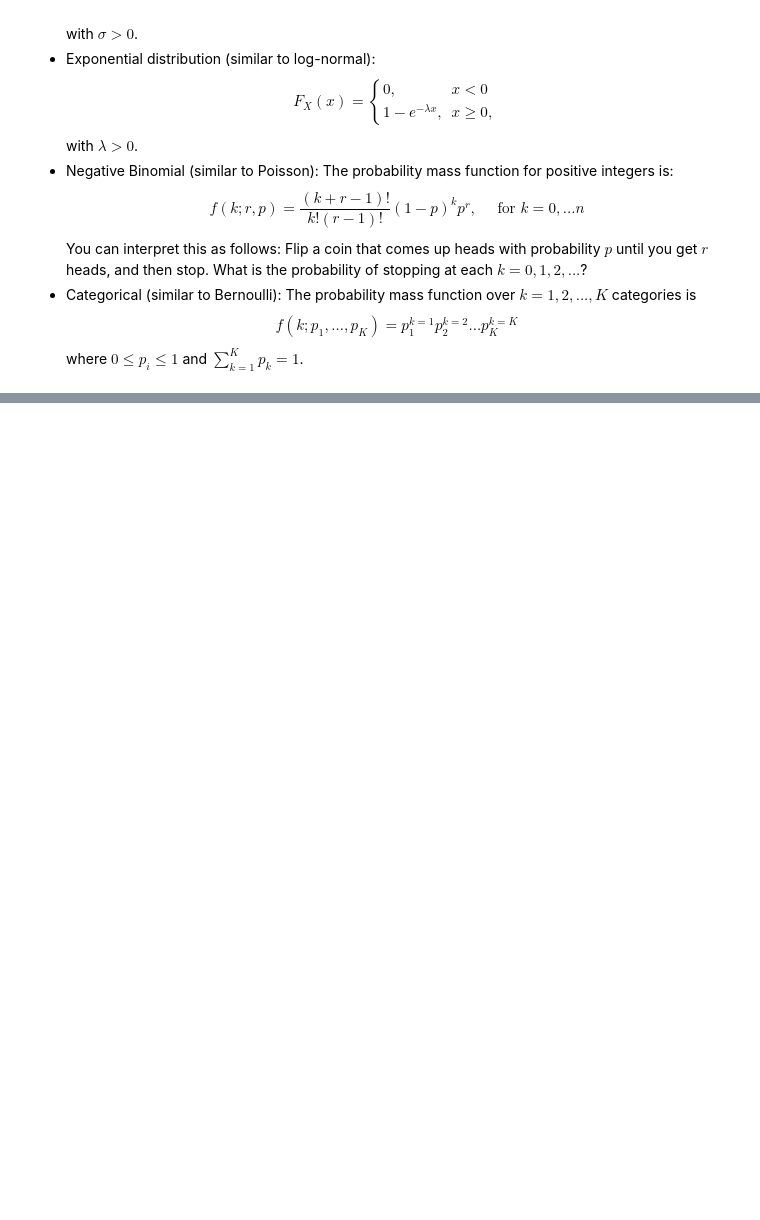
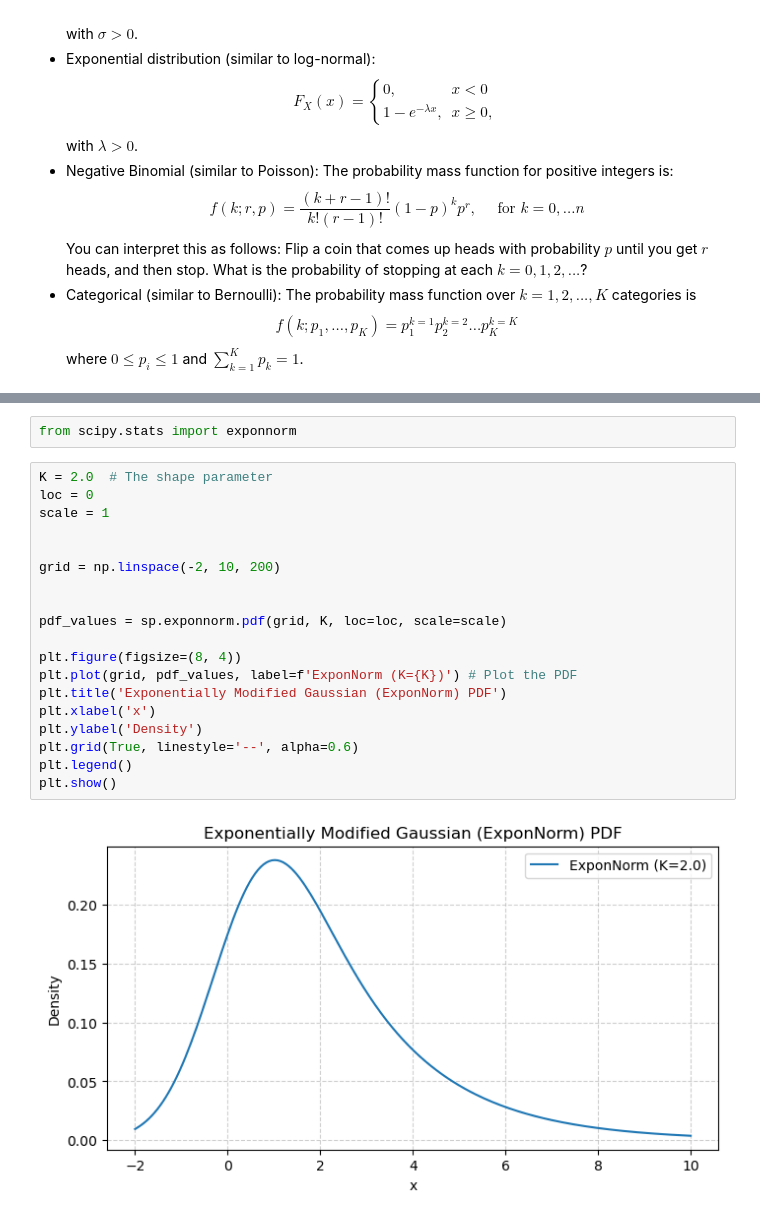
Before and after one commit to yani-iben/understanding_uncertainty_assignment6, a Jupyter notebook: assignment_6.ipynb, the cells around one changed output, grey strips where cells are left out. Cells and saved outputs as stored; diff of their text form; blank space fills up the shorter version.

```diff
--- a/assignment_6.ipynb
+++ b/assignment_6.ipynb
@@ -190,0 +217,23 @@ where $0 \le p_i \le 1$ and $ \sum_{k=1}^K p_k = 1$.
+# %%
+from scipy.stats import exponnorm
+# %%
+K = 2.0  # The shape parameter
+loc = 0
+scale = 1
+
+
+grid = np.linspace(-2, 10, 200)
+
+
+pdf_values = sp.exponnorm.pdf(grid, K, loc=loc, scale=scale)
+
+plt.figure(figsize=(8, 4))
+plt.plot(grid, pdf_values, label=f'ExponNorm (K={K})') # Plot the PDF
+plt.title('Exponentially Modified Gaussian (ExponNorm) PDF')
+plt.xlabel('x')
+plt.ylabel('Density')
+plt.grid(True, linestyle='--', alpha=0.6)
+plt.legend()
+plt.show()
+# %% [output]
+[figure, added]
```
Also changed, not shown: parts of 5 cells of this notebook.
